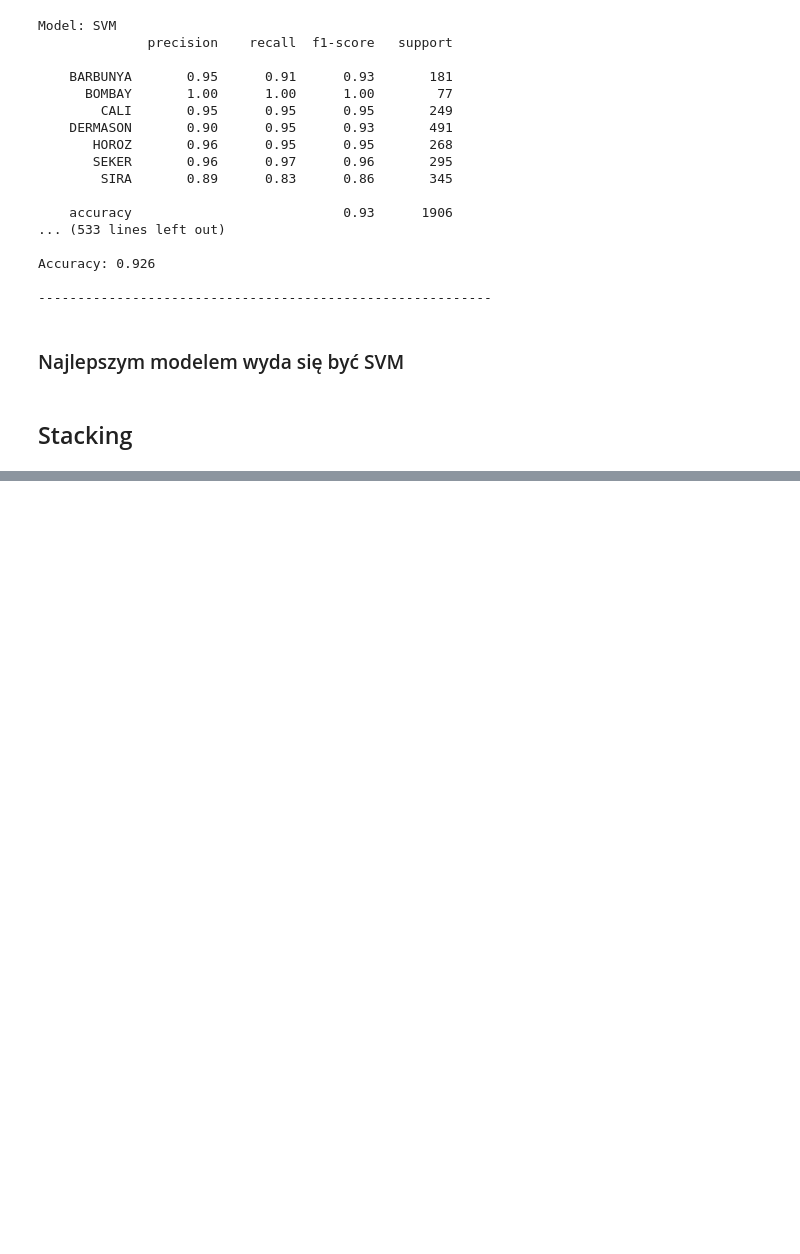
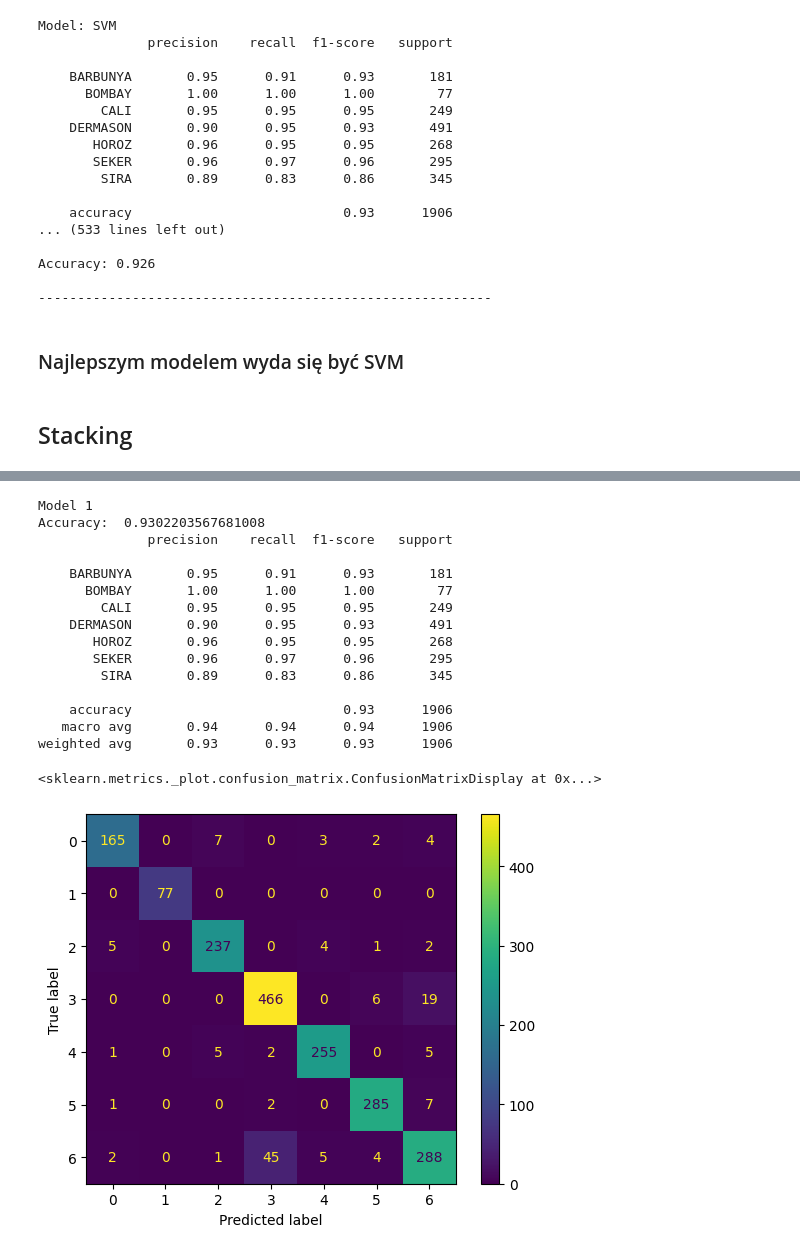
Before and after one commit to tomaszzywicki/Dry-Bean-Classification, a Jupyter notebook: notebooks/final.ipynb, the cells around one changed output, grey strips where cells are left out. Cells and saved outputs as stored; diff of their text form; code cells hidden in the pictures; blank space fills up the shorter version.

Commit message:
add final model evaluation

```diff
--- a/notebooks/final.ipynb
+++ b/notebooks/final.ipynb
@@ -490,0 +493,22 @@ weighted avg       0.93      0.93      0.93      1906
+# %%
+model1 = SVC(random_state=311, C=9, gamma='auto', kernel='rbf')
+
+SVM_best = SVC(random_state=311, C=9, gamma='auto', kernel='rbf')
+RF_best = RandomForestClassifier(random_state=311)
+LGBM_best = LGBMClassifier(random_state=311, boosting_type='goss', max_depth=3, n_estimators=120)
+XGB_best = XGBClassifier(random_state=311, booster = 'gbtree', eta=0.2, max_depth=3, min_child_weight=0.05)
+
+models_best = [
+    ('SVM', SVM_best),
+    ('Random Forest', RF_best),
+    ('LGBM', LGBM_best),
+    ('XGBoost', XGB_best)
+]
+
+model2 = StackingClassifier(estimators=models_best, final_estimator=LogisticRegression())
+# %%
+model1.fit(X_train, y_train)
+model2.fit(X_train, y_train)
+
+y_pred1 = model1.predict(X_test)
+y_pred2 = model2.predict(X_test)
@@ -490,0 +533,25 @@ weighted avg       0.93      0.93      0.93      1906
+# %%
+print("Model 1")
+print("Accuracy: ", accuracy_score(y_test, y_pred1))
+print(classification_report(y_test, y_pred1))
+cm1 = confusion_matrix(y_test, y_pred1)
+disp = ConfusionMatrixDisplay(confusion_matrix=cm1)
+disp.plot()
+# %% [output]
+Model 1
+Accuracy:  0.9302203567681008
+              precision    recall  f1-score   support
+
+    BARBUNYA       0.95      0.91      0.93       181
+      BOMBAY       1.00      1.00      1.00        77
+        CALI       0.95      0.95      0.95       249
+    DERMASON       0.90      0.95      0.93       491
+       HOROZ       0.96      0.95      0.95       268
+       SEKER       0.96      0.97      0.96       295
+        SIRA       0.89      0.83      0.86       345
+
+    accuracy                           0.93      1906
+   macro avg       0.94      0.94      0.94      1906
+weighted avg       0.93      0.93      0.93      1906
+<sklearn.metrics._plot.confusion_matrix.ConfusionMatrixDisplay at 0x...>
+[figure, added]
```
Also changed, not shown: parts of 10 cells of this notebook.
